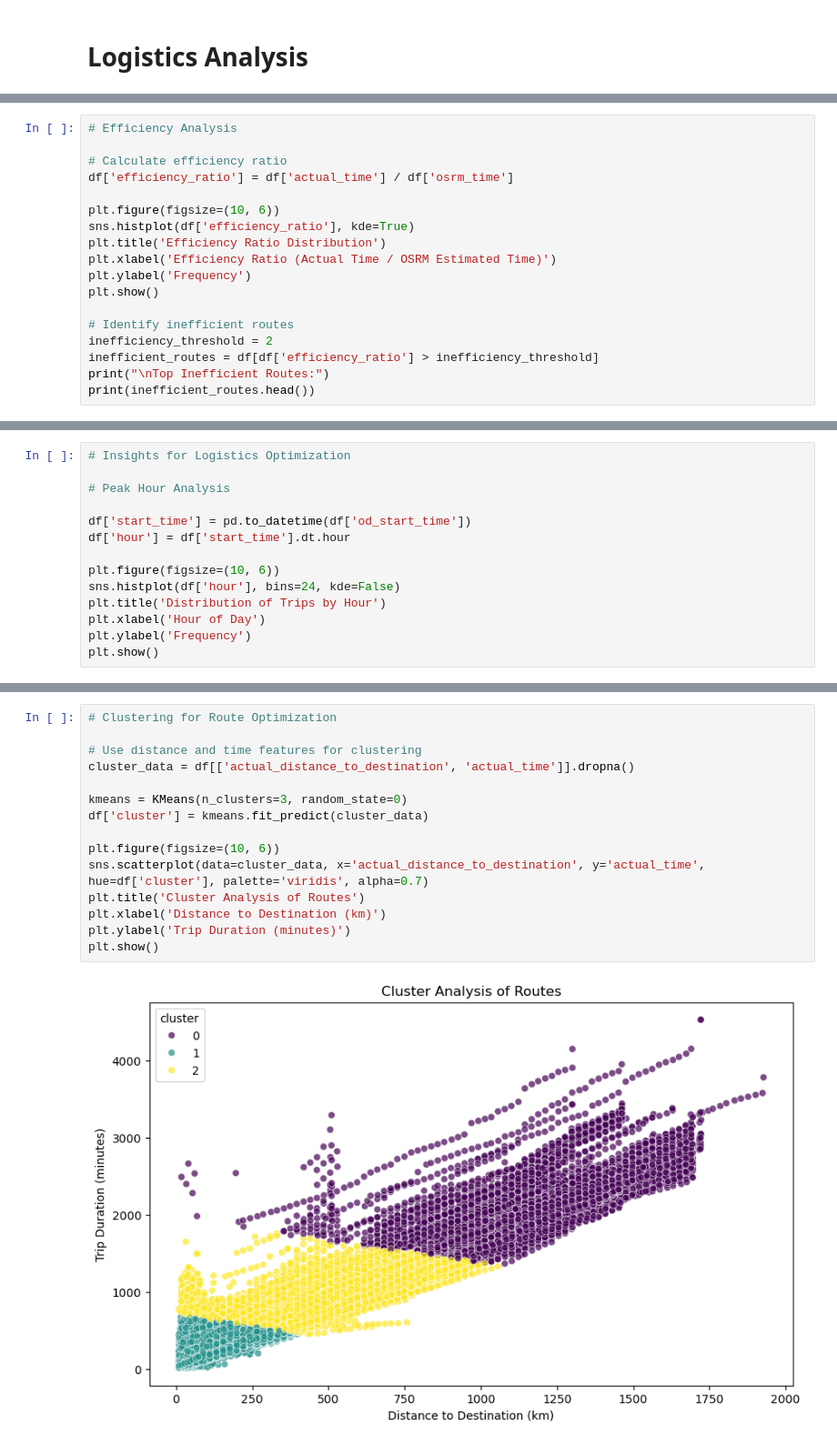
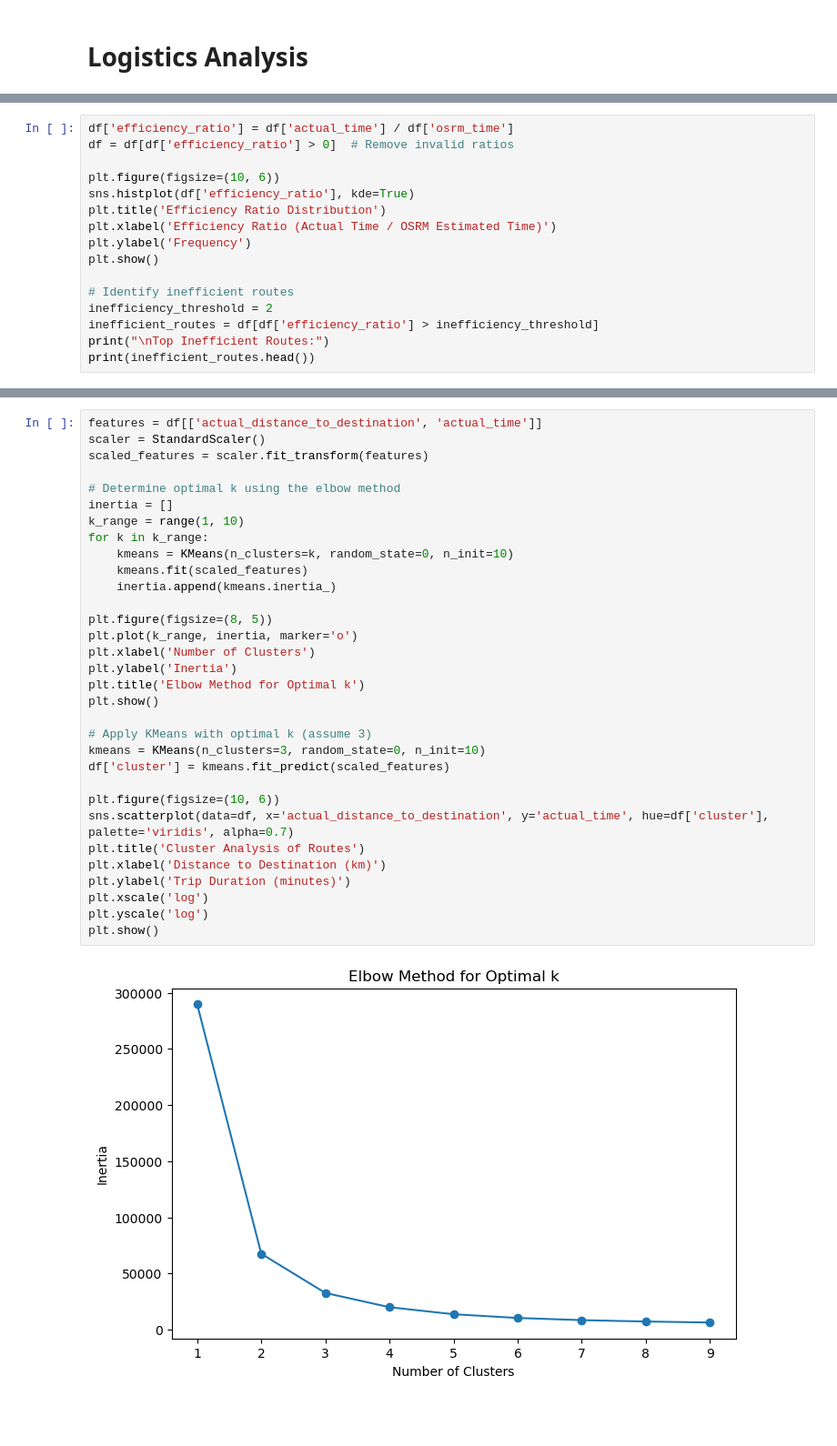
Before and after one commit to MiltonGreat/Delhivery-Logistics-Analysis, a Jupyter notebook: Logistics Analysis.ipynb, the cells around one changed output, grey strips where cells are left out. Shown at 91% size. Drawn from its saved outputs; the diff is of its cells as text; blank space fills up the shorter version.

```diff
--- a/Logistics Analysis.ipynb
+++ b/Logistics Analysis.ipynb
@@ -145,8 +110,6 @@ plt.show()
 # %%
-# Efficiency Analysis
-
-# Calculate efficiency ratio
 df['efficiency_ratio'] = df['actual_time'] / df['osrm_time']
+df = df[df['efficiency_ratio'] > 0]  # Remove invalid ratios
 
 plt.figure(figsize=(10, 6))
 sns.histplot(df['efficiency_ratio'], kde=True)
@@ -182,14 +144,0 @@ Top Inefficient Routes:
-# %%
-# Insights for Logistics Optimization
-
-# Peak Hour Analysis
-
-df['start_time'] = pd.to_datetime(df['od_start_time'])
-df['hour'] = df['start_time'].dt.hour
-
-plt.figure(figsize=(10, 6))
-sns.histplot(df['hour'], bins=24, kde=False)
-plt.title('Distribution of Trips by Hour')
-plt.xlabel('Hour of Day')
-plt.ylabel('Frequency')
-plt.show()
@@ -198,17 +147,34 @@ plt.show()
 # %%
-# Clustering for Route Optimization
+features = df[['actual_distance_to_destination', 'actual_time']]
+scaler = StandardScaler()
+scaled_features = scaler.fit_transform(features)
 
-# Use distance and time features for clustering
-cluster_data = df[['actual_distance_to_destination', 'actual_time']].dropna()
+# Determine optimal k using the elbow method
+inertia = []
+k_range = range(1, 10)
+for k in k_range:
+    kmeans = KMeans(n_clusters=k, random_state=0, n_init=10)
+    kmeans.fit(scaled_features)
+    inertia.append(kmeans.inertia_)
 
-kmeans = KMeans(n_clusters=3, random_state=0)
-df['cluster'] = kmeans.fit_predict(cluster_data)
+plt.figure(figsize=(8, 5))
+plt.plot(k_range, inertia, marker='o')
+plt.xlabel('Number of Clusters')
+plt.ylabel('Inertia')
+plt.title('Elbow Method for Optimal k')
+plt.show()
+
+# Apply KMeans with optimal k (assume 3)
+kmeans = KMeans(n_clusters=3, random_state=0, n_init=10)
+df['cluster'] = kmeans.fit_predict(scaled_features)
 
 plt.figure(figsize=(10, 6))
-sns.scatterplot(data=cluster_data, x='actual_distance_to_destination', y='actual_time', hue=df['cluster'], palette='viridis', alpha=0.7)
+sns.scatterplot(data=df, x='actual_distance_to_destination', y='actual_time', hue=df['cluster'], palette='viridis', alpha=0.7)
 plt.title('Cluster Analysis of Routes')
 plt.xlabel('Distance to Destination (km)')
 plt.ylabel('Trip Duration (minutes)')
+plt.xscale('log')
+plt.yscale('log')
 plt.show()
 # %% [output]
-[figure, old version]
+[figure, new version]
```
Also changed, not shown: parts of 18 cells of this notebook.
